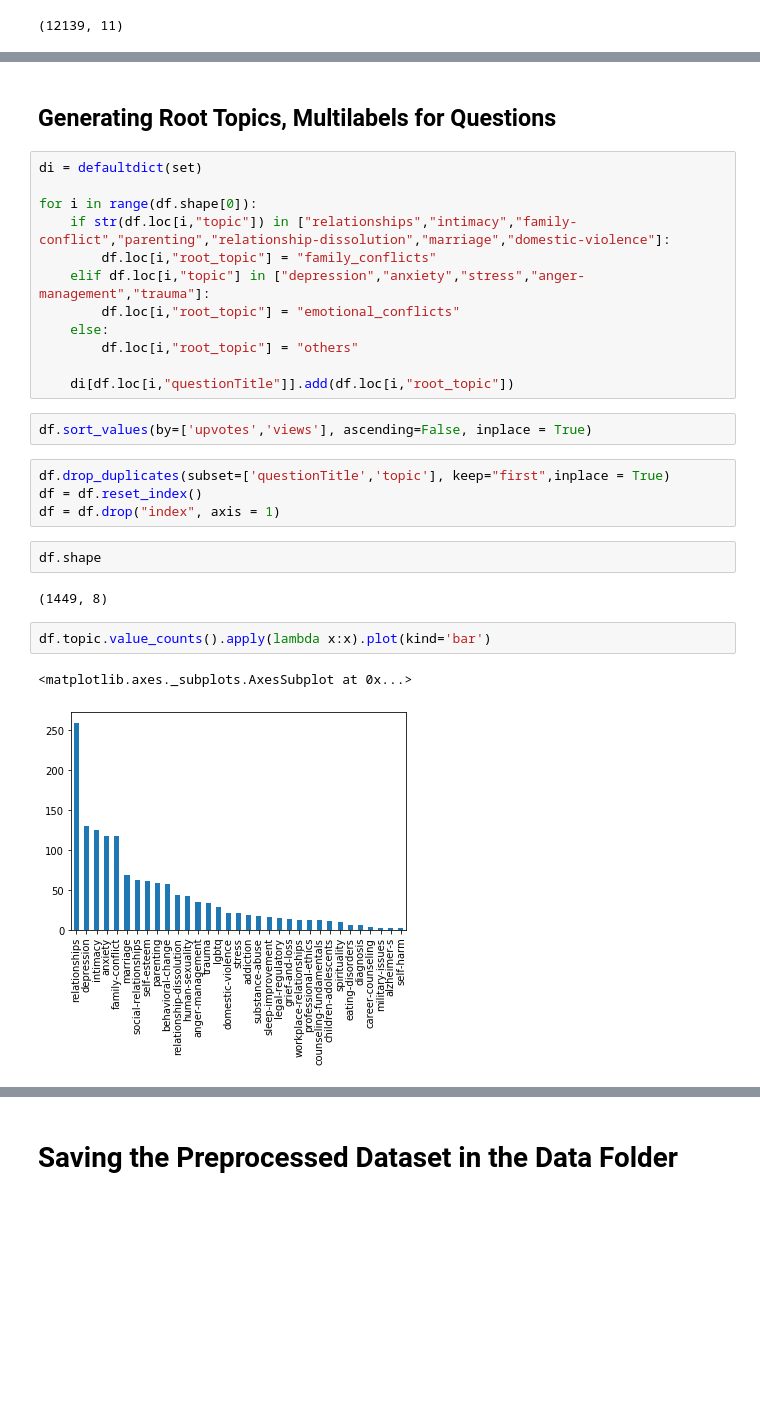
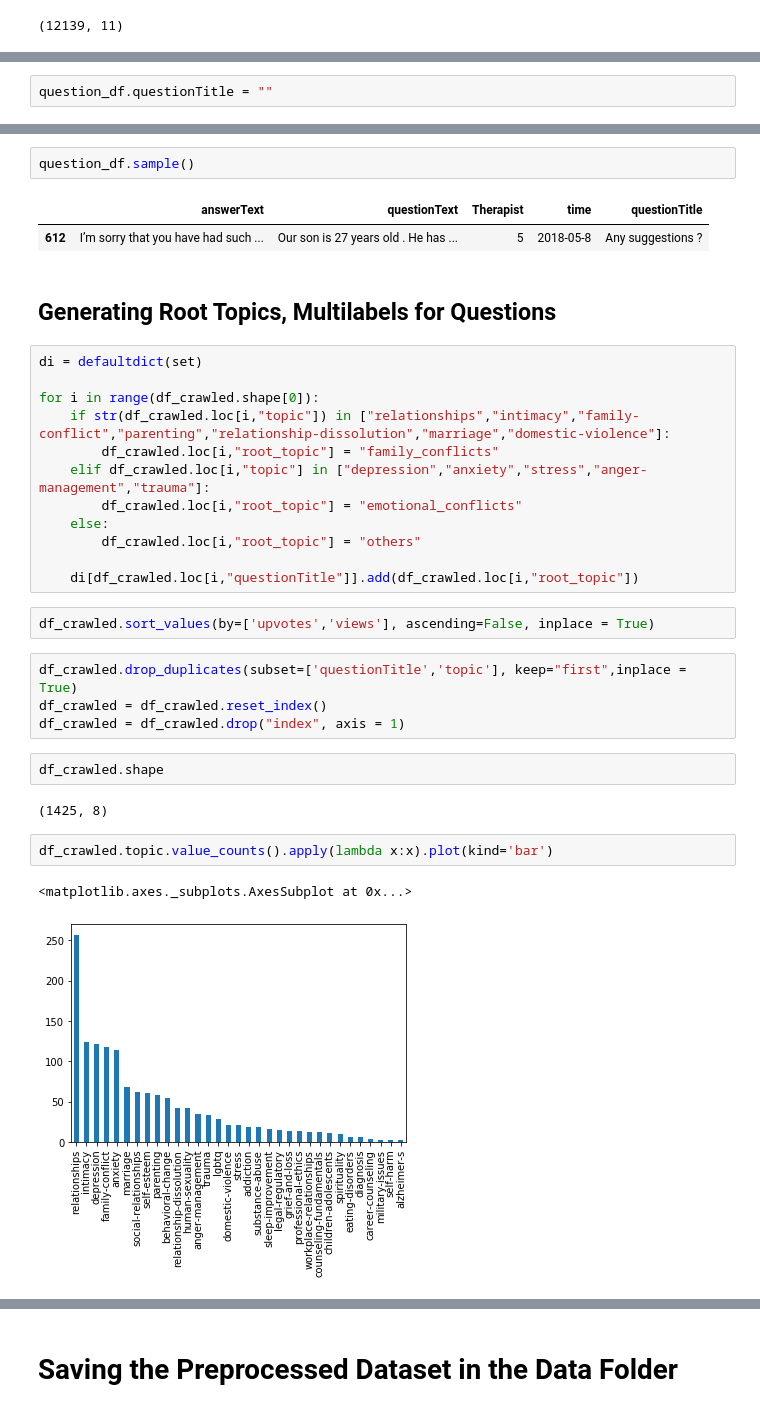
Before and after one commit to kaushikData/CURTIS-CURe_by_Therapy_Intelligent_System, a Jupyter notebook: notebooks/Data Preprocessing and Visualization.ipynb, the cells around one changed output, grey strips where cells are left out. Drawn from its saved outputs; the diff is of its cells as text; blank space fills up the shorter version.

```diff
--- a/notebooks/Data Preprocessing and Visualization.ipynb
+++ b/notebooks/Data Preprocessing and Visualization.ipynb
@@ -103,0 +118,2 @@ df.head()
+# %%
+question_df.questionTitle = ""
@@ -104,29 +158,34 @@ df.head()
+# %%
+question_df.sample()
+# %% [output]
+|  | answerText | questionText | Therapist | time | questionTitle |
+| 612 | I’m sorry that you have had such ... | Our son is 27 years old . He has ... | 5 | 2018-05-8 | Any suggestions ? |
 # %% [markdown]
 ## Generating Root Topics, Multilabels for Questions
 # %%
 di = defaultdict(set)
 
-for i in range(df.shape[0]):
-    if str(df.loc[i,"topic"]) in ["relationships","intimacy","family-conflict","parenting","relationship-dissolution","marriage","domestic-violence"]:
-        df.loc[i,"root_topic"] = "family_conflicts"
-    elif df.loc[i,"topic"] in ["depression","anxiety","stress","anger-management","trauma"]:
-        df.loc[i,"root_topic"] = "emotional_conflicts"
+for i in range(df_crawled.shape[0]):
+    if str(df_crawled.loc[i,"topic"]) in ["relationships","intimacy","family-conflict","parenting","relationship-dissolution","marriage","domestic-violence"]:
+        df_crawled.loc[i,"root_topic"] = "family_conflicts"
+    elif df_crawled.loc[i,"topic"] in ["depression","anxiety","stress","anger-management","trauma"]:
+        df_crawled.loc[i,"root_topic"] = "emotional_conflicts"
     else:
-        df.loc[i,"root_topic"] = "others"
+        df_crawled.loc[i,"root_topic"] = "others"
 
-    di[df.loc[i,"questionTitle"]].add(df.loc[i,"root_topic"])
+    di[df_crawled.loc[i,"questionTitle"]].add(df_crawled.loc[i,"root_topic"])
 # %%
-df.sort_values(by=['upvotes','views'], ascending=False, inplace = True)
+df_crawled.sort_values(by=['upvotes','views'], ascending=False, inplace = True)
 # %%
-df.drop_duplicates(subset=['questionTitle','topic'], keep="first",inplace = True)
-df = df.reset_index()
-df = df.drop("index", axis = 1)
+df_crawled.drop_duplicates(subset=['questionTitle','topic'], keep="first",inplace = True)
+df_crawled = df_crawled.reset_index()
+df_crawled = df_crawled.drop("index", axis = 1)
 # %%
-df.shape
+df_crawled.shape
 # %% [output]
-(1449, 8)
+(1425, 8)
 # %%
-df.topic.value_counts().apply(lambda x:x).plot(kind='bar')
+df_crawled.topic.value_counts().apply(lambda x:x).plot(kind='bar')
 # %% [output]
 <matplotlib.axes._subplots.AxesSubplot at 0x...>
-[figure, old version]
+[figure, new version]
```
Also changed, not shown: parts of 44 cells of this notebook, 12 other files.
